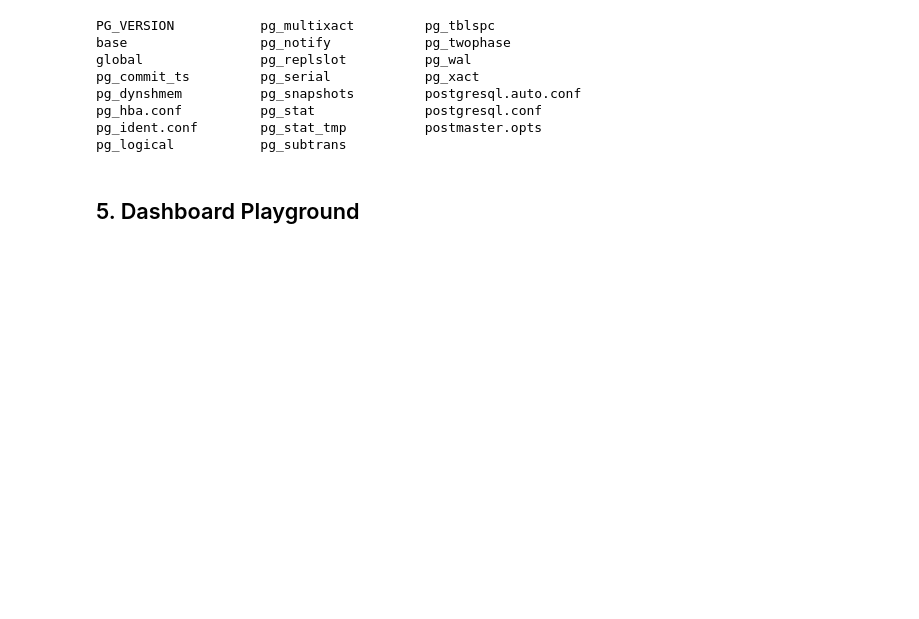
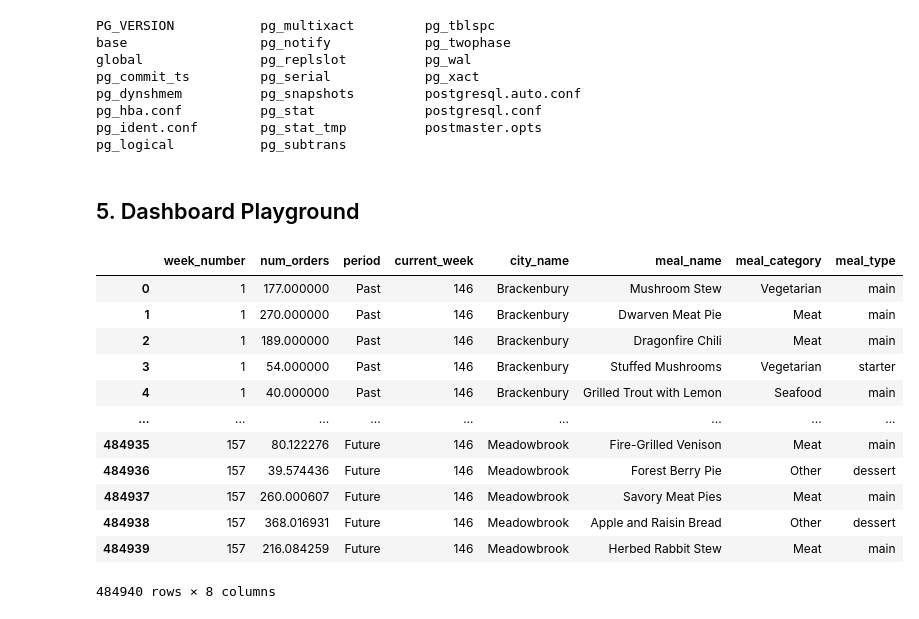
Before and after one commit to zazencodes/ml-quest-1-demand-forecasting, a Jupyter notebook: notebooks/3_forecast.ipynb, the cells around one changed output. Cells and saved outputs as stored; diff of their text form; code cells hidden in the pictures; blank space fills up the shorter version.

```diff
--- a/notebooks/3_forecast.ipynb
+++ b/notebooks/3_forecast.ipynb
@@ -660,3 +660,19 @@ pg_ident.conf        pg_stat_tmp          postmaster.opts
 pg_logical           pg_subtrans
 # %% [markdown]
 ## 5. Dashboard Playground
+# %%
+df
+# %% [output]
+|  | week_number | num_orders | period | current_week | city_name | meal_name | meal_category | meal_type |
+| 0 | 1 | 177.000000 | Past | 146 | Brackenbury | Mushroom Stew | Vegetarian | main |
+| 1 | 1 | 270.000000 | Past | 146 | Brackenbury | Dwarven Meat Pie | Meat | main |
+| 2 | 1 | 189.000000 | Past | 146 | Brackenbury | Dragonfire Chili | Meat | main |
+| 3 | 1 | 54.000000 | Past | 146 | Brackenbury | Stuffed Mushrooms | Vegetarian | starter |
+| 4 | 1 | 40.000000 | Past | 146 | Brackenbury | Grilled Trout with Lemon | Seafood | main |
+| ... | ... | ... | ... | ... | ... | ... | ... | ... |
+| 484935 | 157 | 80.122276 | Future | 146 | Meadowbrook | Fire-Grilled Venison | Meat | main |
+| 484936 | 157 | 39.574436 | Future | 146 | Meadowbrook | Forest Berry Pie | Other | dessert |
+| 484937 | 157 | 260.000607 | Future | 146 | Meadowbrook | Savory Meat Pies | Meat | main |
+| 484938 | 157 | 368.016931 | Future | 146 | Meadowbrook | Apple and Raisin Bread | Other | dessert |
+| 484939 | 157 | 216.084259 | Future | 146 | Meadowbrook | Herbed Rabbit Stew | Meat | main |
+484940 rows × 8 columns
```
Also changed, not shown: parts of 5 cells of this notebook, 37 other files.
